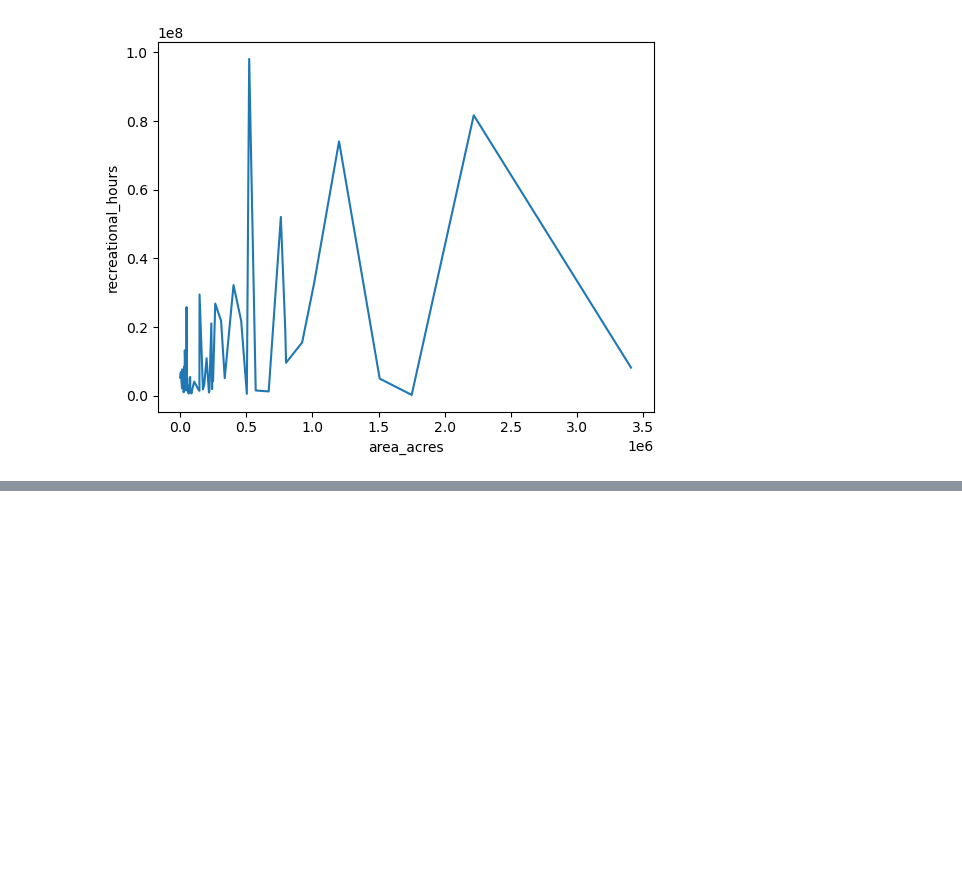
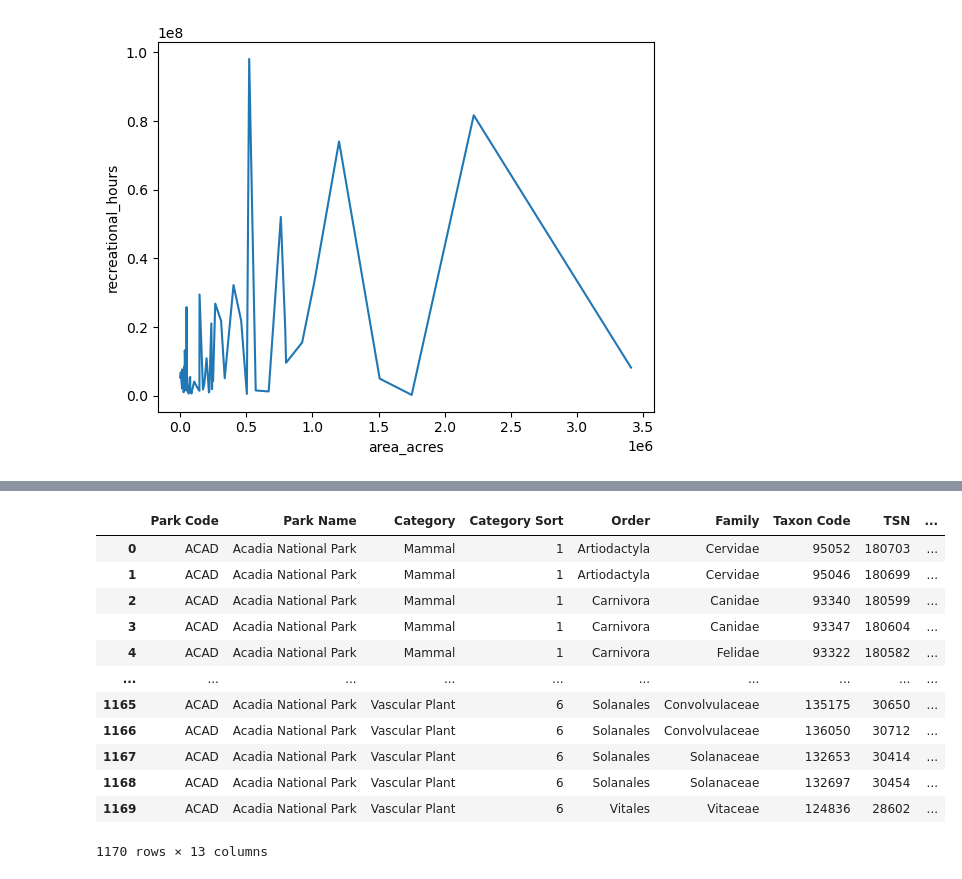
Before and after one commit to jaredjab/Capstone, a Jupyter notebook: scripts/np_eda.ipynb, the cells around one changed output, grey strips where cells are left out. Saved outputs shown, nothing was run; the diff lists cells and outputs as text; code cells hidden in the pictures; blank space fills up the shorter version.

```diff
--- a/scripts/np_eda.ipynb
+++ b/scripts/np_eda.ipynb
@@ -84,3 +84,21 @@ np.corr(numeric_only=True)
 | backcountry_overnights | 0.277750 | 0.418559 | 0.173495 | 0.588413 | 0.290912 | ... |
 # %%
 # FIXME compare with each park's 2022 yelp rating and biodiversity score
+# %%
+acadia_species = pd.read_csv('../data/national-park-service/np-species/acadia_species.csv')
+# %%
+acadia_species
+# %% [output]
+|  | Park Code | Park Name | Category | Category Sort | Order | Family | Taxon Code | TSN | ... |
+| 0 | ACAD | Acadia National Park | Mammal | 1 | Artiodactyla | Cervidae | 95052 | 180703 | ... |
+| 1 | ACAD | Acadia National Park | Mammal | 1 | Artiodactyla | Cervidae | 95046 | 180699 | ... |
+| 2 | ACAD | Acadia National Park | Mammal | 1 | Carnivora | Canidae | 93340 | 180599 | ... |
+| 3 | ACAD | Acadia National Park | Mammal | 1 | Carnivora | Canidae | 93347 | 180604 | ... |
+| 4 | ACAD | Acadia National Park | Mammal | 1 | Carnivora | Felidae | 93322 | 180582 | ... |
+| ... | ... | ... | ... | ... | ... | ... | ... | ... | ... |
+| 1165 | ACAD | Acadia National Park | Vascular Plant | 6 | Solanales | Convolvulaceae | 135175 | 30650 | ... |
+| 1166 | ACAD | Acadia National Park | Vascular Plant | 6 | Solanales | Convolvulaceae | 136050 | 30712 | ... |
+| 1167 | ACAD | Acadia National Park | Vascular Plant | 6 | Solanales | Solanaceae | 132653 | 30414 | ... |
+| 1168 | ACAD | Acadia National Park | Vascular Plant | 6 | Solanales | Solanaceae | 132697 | 30454 | ... |
+| 1169 | ACAD | Acadia National Park | Vascular Plant | 6 | Vitales | Vitaceae | 124836 | 28602 | ... |
+1170 rows × 13 columns
```
Also changed, not shown: parts of 2 cells of this notebook, 3 other files.
